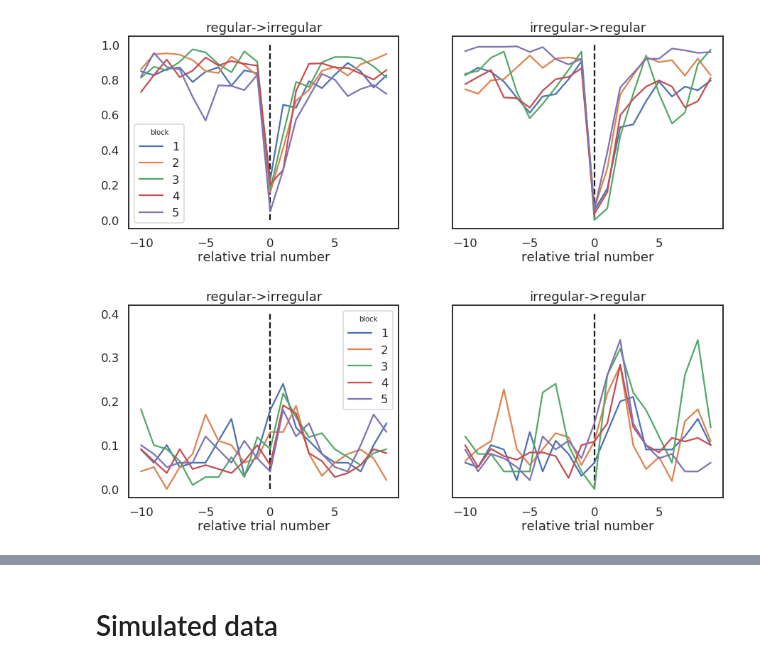
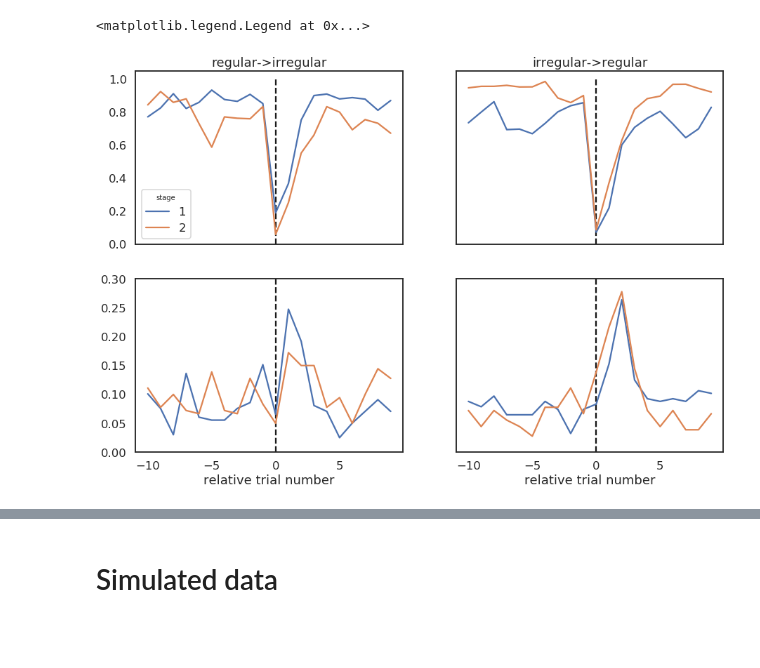
Before and after one commit to dimarkov/pybefit, a Jupyter notebook: examples/temp_rev_learn/analyse_behavioural_data.ipynb, the cells around one changed output, grey strips where cells are left out. Cells and saved outputs as stored; diff of their text form; code cells hidden in the pictures; blank space fills up the shorter version.

```diff
--- a/examples/temp_rev_learn/analyse_behavioural_data.ipynb
+++ b/examples/temp_rev_learn/analyse_behavioural_data.ipynb
@@ -24,9 +24,11 @@ cwd = os.getcwd()
 
 sys.path.append(cwd[:-len('befit/examples/temp_rev_learn')])
 
-responses = np.load('pilot/responses2.npy')[0]
-outcomes = np.load('pilot/outcomes2.npy')[0]
-corrects = np.load('pilot/correct_choices2.npy')[0]
+df_res = pd.read_csv('pilot/responses.csv').set_index('subject')
+responses = df_res.values[:, :-2].T.astype(float)
+
+outcomes = pd.read_csv('pilot/outcomes.csv').set_index('subject').values.T.astype(float)
+corrects = pd.read_csv('pilot/correct_responses.csv').set_index('subject').values.T.astype(float)
 
 states_and_rewards = io.loadmat('pilot/states_and_rewards.mat')
 Sirr = states_and_rewards['irregular']['S'][0, 0][:, 0] - 1
@@ -34,8 +36,8 @@ Oirr = states_and_rewards['irregular']['R'][0, 0]
 Sreg = states_and_rewards['regular']['S'][0, 0][:, 0] - 1
 Oreg = states_and_rewards['regular']['R'][0, 0]
 
-ns_reg = 11  # number of subjects in the regular reversals group
-ns_irr = 12  # number of subjects in the irregular reversals group
+ns_reg = (df_res['condition'] == 'regular').sum()   # number of subjects in the regular reversals group
+ns_irr = (df_res['condition'] == 'irregular').sum()  # number of subjects in the irregular reversals group
 
 nsub = responses.shape[-1]
 # %%
@@ -87,6 +189,6 @@ fig.savefig('perfromance.svg', bbox_tight=True, transparent=True, dpi=300)
 # %%
 trials = 1000
-def get_reversal_statistics(responses, corrects, states, nsub):
+def get_reversal_statistics(responses, corrects, states, nsub, delta=200):
 
     A = responses.T == 2
     C = corrects.T
@@ -96,7 +198,7 @@ def get_reversal_statistics(responses, corrects, states, nsub):
     perf = {}
     expl = {}
     for t in trials:
-        block = np.long(np.floor(t/200))
+        block = np.long(np.floor(t/delta))
         perf.setdefault(block, [])
         perf[block].append(np.nanmean(C[:,t-10:t+10], 0))
 
@@ -109,44 +211,40 @@ nsub = reg_res.shape[-1]
 reg_perf, reg_expl = get_reversal_statistics(reg_res, reg_corr, Sreg, nsub)
 
 nsub = irr_res.shape[-1]
-irr_perf, irr_expl = get_reversal_statistics(irr_res, irr_corr, Sirr, ns_irr)
+irr_perf, irr_expl = get_reversal_statistics(irr_res, irr_corr, Sirr, nsub)
 
 t = np.arange(-10, 10)
 # %%
 # plot mean probability of making a correct choice (exploitative) relative to the trial number
 
-fig, axes = plt.subplots(1, 2, figsize=(15,5), sharey=True)
-for block in range(5):
-    axes[1].plot(t, np.mean(np.vstack(irr_perf[block]), 0))
-    axes[0].plot(t, np.mean(np.vstack(reg_perf[block]), 0), label=block+1)
+fig, axes = plt.subplots(2, 2, figsize=(15,10), sharex=True)
+labels = {4:1, 5:2}
+for block in range(3, 5):
+    axes[0, 1].plot(t, np.mean(np.vstack(irr_perf[block]), 0))
+    axes[0, 0].plot(t, np.mean(np.vstack(reg_perf[block]), 0), label=labels[block+1])
+    axes[1, 0].plot(t, np.mean(np.vstack(reg_expl[block]), 0))
+    axes[1, 1].plot(t, np.mean(np.vstack(irr_expl[block]), 0))
 
-axes[0].legend(title='block');
-axes[0].vlines(0, 0., 1., 'k', linestyle='--');
-axes[1].vlines(0, 0., 1., 'k', linestyle='--');
-axes[0].set_xlabel('relative trial number');
-axes[1].set_xlabel('relative trial number');
-axes[0].set_title('regular->irregular');
-axes[1].set_title('irregular->regular');
+axes[0, 0].set_ylim([0, 1.05]);
+axes[0, 1].set_ylim([0, 1.05]);
+axes[1, 0].set_ylim([0, .3]);
+axes[1, 1].set_ylim([0, .3]);
+
+# axes[0].legend(title='stage');
+axes[0, 0].vlines(0, 0., 1., 'k', linestyle='--');
+axes[0, 1].vlines(0, 0., 1., 'k', linestyle='--');
+axes[1, 0].vlines(0, 0., 3., 'k', linestyle='--');
+axes[1, 1].vlines(0, 0., 3., 'k', linestyle='--');
+
+axes[1, 1].set_xlabel('relative trial number');
+axes[1, 0].set_xlabel('relative trial number');
+axes[0, 0].set_title('regular->irregular');
+axes[0, 1].set_title('irregular->regular');
+
+axes[0, 1].set_yticklabels('');
+axes[1, 1].set_yticklabels('');
+
+axes[0, 0].legend(title='stage')
 # %% [output]
+<matplotlib.legend.Legend at 0x...>
-[figure, old version]
+[figure, new version]
-# %%
-# plot mean probability of making exploratory choice relative to the moment of reversal
-
-nsub = irr_res.shape[-1]
-perf, expl = get_reversal_statistics(irr_res, irr_corr, Sirr, ns_irr)
-
-t = np.arange(-10, 10)
-fig, axes = plt.subplots(1, 2, figsize=(15,5), sharey=True)
-for block in range(5):
-    axes[0].plot(t, np.mean(np.vstack(reg_expl[block]), 0), label=block+1)
-    axes[1].plot(t, np.mean(np.vstack(irr_expl[block]), 0))
-
-axes[0].legend(title='block');
-axes[0].vlines(0, 0., .4, 'k', linestyle='--');
-axes[1].vlines(0, 0., .4, 'k', linestyle='--');
-axes[0].set_xlabel('relative trial number');
-axes[1].set_xlabel('relative trial number');
-axes[0].set_title('regular->irregular');
-axes[1].set_title('irregular->regular');
-# %% [output]
-[figure, removed]
```
Also changed, not shown: parts of 26 cells of this notebook.
